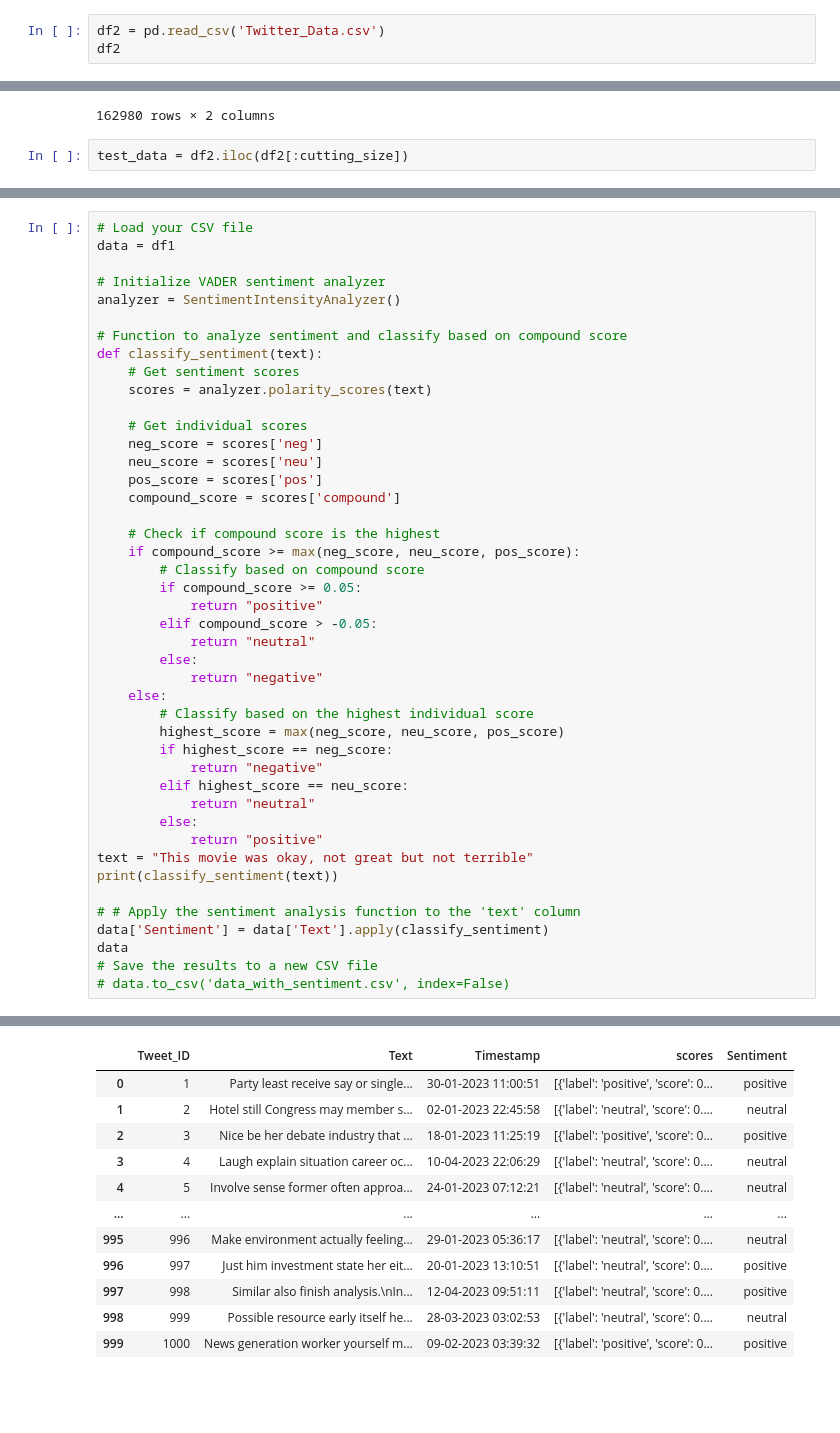
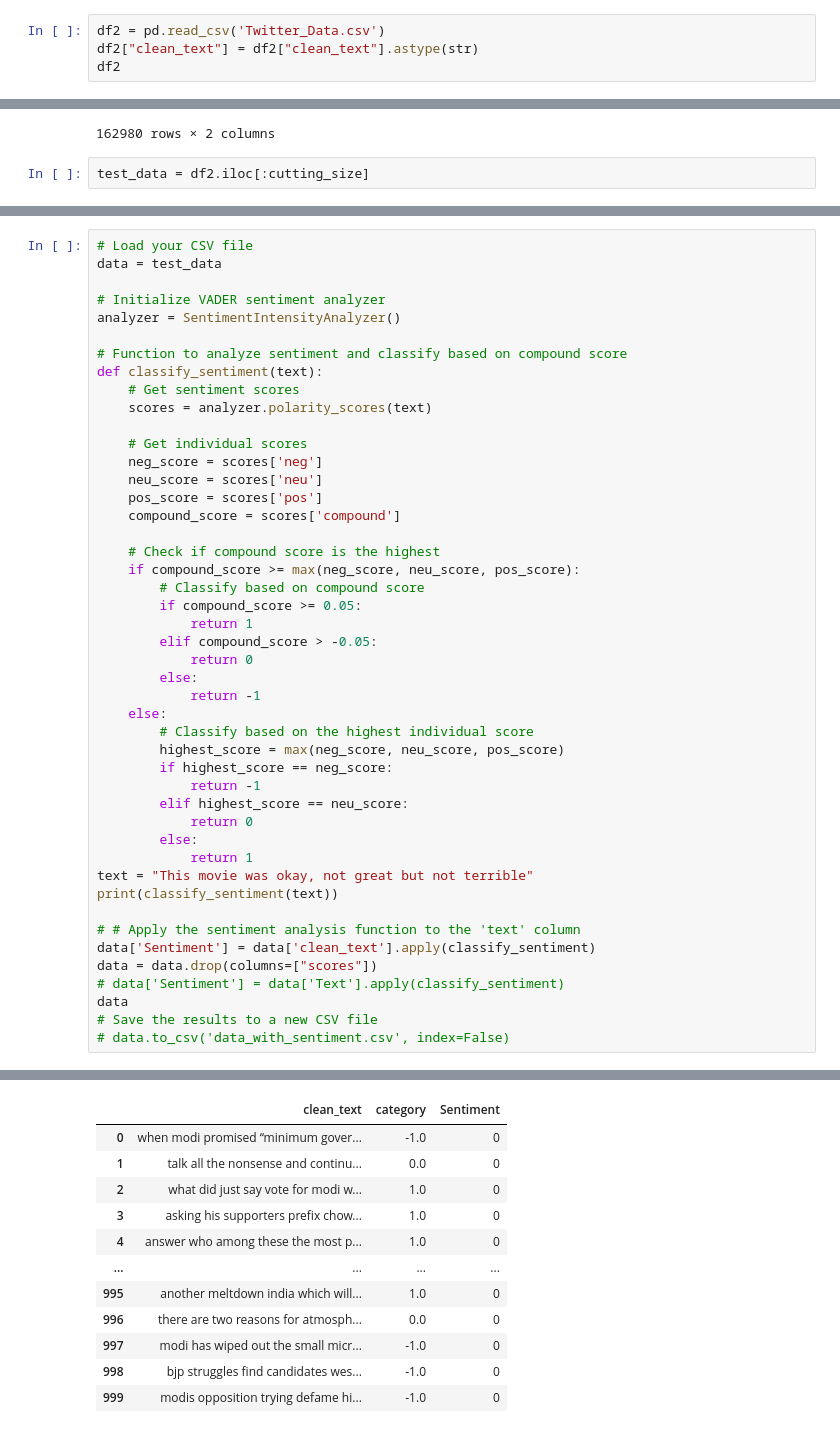
Before and after one commit to triom/LIVE-TWITTER-SENTIMENT-ANALYSIS, a Jupyter notebook: notebooks/draft.ipynb, the cells around one changed output, grey strips where cells are left out. Cells and saved outputs as stored; diff of their text form; blank space fills up the shorter version.

Commit message:
notebook with new steps of data treatment

```diff
--- a/notebooks/draft.ipynb
+++ b/notebooks/draft.ipynb
@@ -49,6 +52,7 @@ transformers_result
 1000 rows × 4 columns
 # %%
 df2 = pd.read_csv('Twitter_Data.csv')
+df2["clean_text"] = df2["clean_text"].astype(str)
 df2
 # %% [output]
 |  | clean_text | category |
@@ -65,4 +69,4 @@ df2
 | 162979 | have you ever listen about like g... | 1.0 |
 162980 rows × 2 columns
 # %%
-test_data = df2.iloc(df2[:cutting_size])
+test_data = df2.iloc[:cutting_size]
@@ -69,6 +133,6 @@ test_data = df2.iloc(df2[:cutting_size])
 # %%
 # Load your CSV file
-data = df1
+data = test_data
 
 # Initialize VADER sentiment analyzer
 analyzer = SentimentIntensityAnalyzer()
@@ -88,25 +152,27 @@ def classify_sentiment(text):
     if compound_score >= max(neg_score, neu_score, pos_score):
         # Classify based on compound score
         if compound_score >= 0.05:
-            return "positive"
+            return 1
         elif compound_score > -0.05:
-            return "neutral"
+            return 0
         else:
-            return "negative"
+            return -1
     else:
         # Classify based on the highest individual score
         highest_score = max(neg_score, neu_score, pos_score)
         if highest_score == neg_score:
-            return "negative"
+            return -1
         elif highest_score == neu_score:
-            return "neutral"
+            return 0
         else:
-            return "positive"
+            return 1
 text = "This movie was okay, not great but not terrible"
 print(classify_sentiment(text))
 
 # # Apply the sentiment analysis function to the 'text' column
-data['Sentiment'] = data['Text'].apply(classify_sentiment)
+data['Sentiment'] = data['clean_text'].apply(classify_sentiment)
+data = data.drop(columns=["scores"])
+# data['Sentiment'] = data['Text'].apply(classify_sentiment)
 data
 # Save the results to a new CSV file
 # data.to_csv('data_with_sentiment.csv', index=False)
@@ -115,12 +186,12 @@ neutral
-|  | Tweet_ID | Text | Timestamp | scores | Sentiment |
-| 0 | 1 | Party least receive say or single... | 30-01-2023 11:00:51 | [{'label': 'positive', 'score': 0... | positive |
-| 1 | 2 | Hotel still Congress may member s... | 02-01-2023 22:45:58 | [{'label': 'neutral', 'score': 0.... | neutral |
-| 2 | 3 | Nice be her debate industry that ... | 18-01-2023 11:25:19 | [{'label': 'positive', 'score': 0... | positive |
-| 3 | 4 | Laugh explain situation career oc... | 10-04-2023 22:06:29 | [{'label': 'neutral', 'score': 0.... | neutral |
-| 4 | 5 | Involve sense former often approa... | 24-01-2023 07:12:21 | [{'label': 'neutral', 'score': 0.... | neutral |
-| ... | ... | ... | ... | ... | ... |
-| 995 | 996 | Make environment actually feeling... | 29-01-2023 05:36:17 | [{'label': 'neutral', 'score': 0.... | neutral |
-| 996 | 997 | Just him investment state her eit... | 20-01-2023 13:10:51 | [{'label': 'neutral', 'score': 0.... | positive |
-| 997 | 998 | Similar also finish analysis.\nIn... | 12-04-2023 09:51:11 | [{'label': 'neutral', 'score': 0.... | positive |
-| 998 | 999 | Possible resource early itself he... | 28-03-2023 03:02:53 | [{'label': 'neutral', 'score': 0.... | neutral |
-| 999 | 1000 | News generation worker yourself m... | 09-02-2023 03:39:32 | [{'label': 'positive', 'score': 0... | positive |
+|  | clean_text | category | Sentiment |
+| 0 | when modi promised “minimum gover... | -1.0 | 0 |
+| 1 | talk all the nonsense and continu... | 0.0 | 0 |
+| 2 | what did just say vote for modi w... | 1.0 | 0 |
+| 3 | asking his supporters prefix chow... | 1.0 | 0 |
+| 4 | answer who among these the most p... | 1.0 | 0 |
+| ... | ... | ... | ... |
+| 995 | another meltdown india which will... | 1.0 | 0 |
+| 996 | there are two reasons for atmosph... | 0.0 | 0 |
+| 997 | modi has wiped out the small micr... | -1.0 | 0 |
+| 998 | bjp struggles find candidates wes... | -1.0 | 0 |
+| 999 | modis opposition trying defame hi... | -1.0 | 0 |
```
Also changed, not shown: parts of 10 cells of this notebook, 1 other file.
